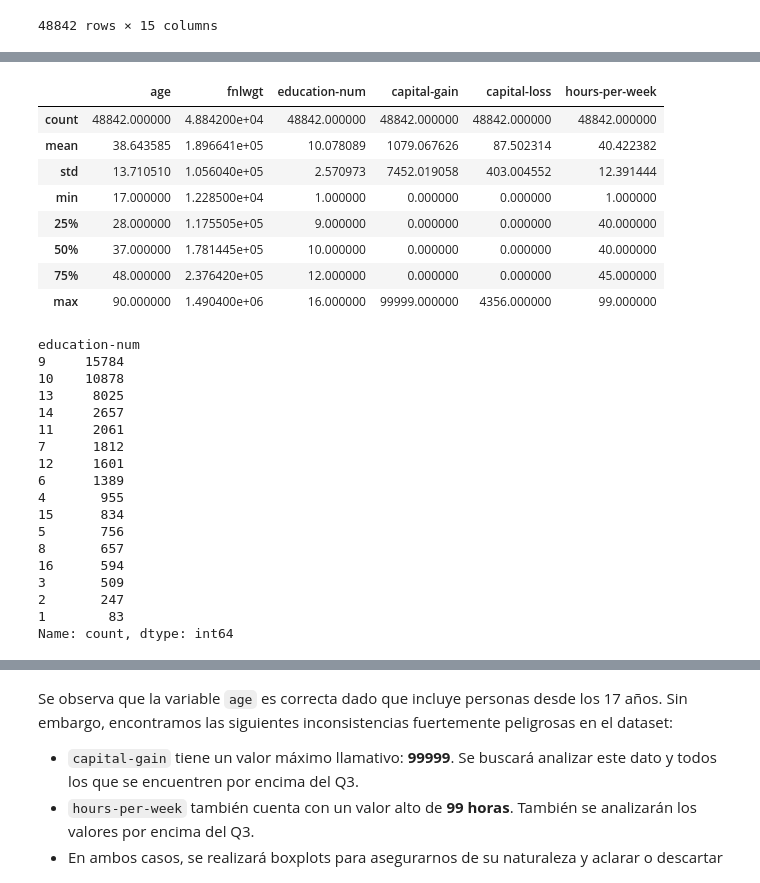
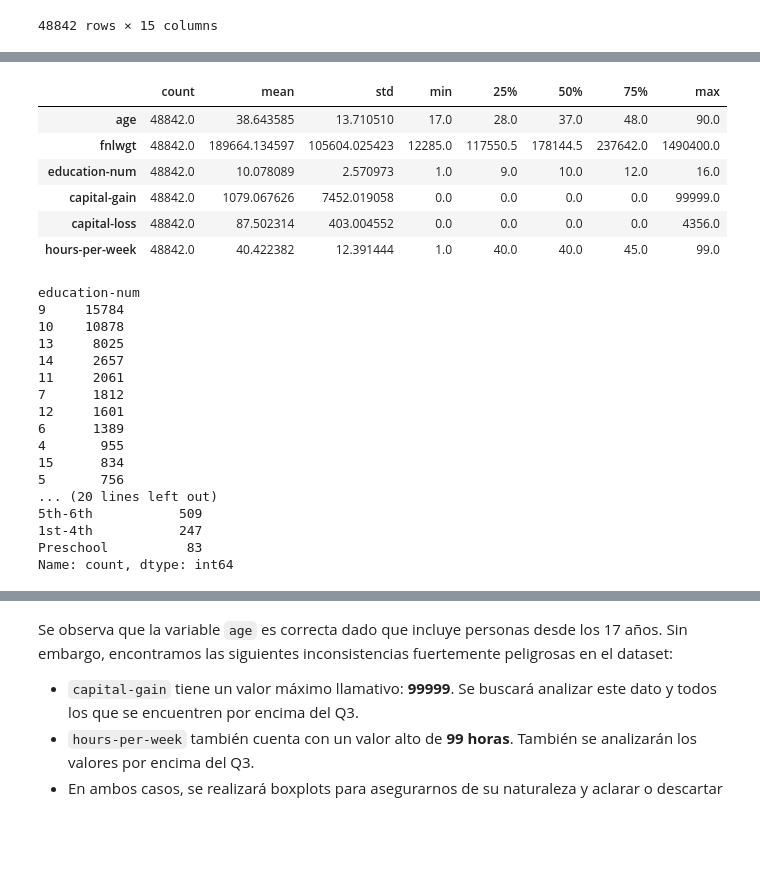
Before and after one commit to Marcelloprime/rnn_adult_income_prediction, a Jupyter notebook: 01_eda.ipynb, the cells around one changed output, grey strips where cells are left out. Saved outputs shown, nothing was run; the diff lists cells and outputs as text; code cells hidden in the pictures; blank space fills up the shorter version.

```diff
--- a/01_eda.ipynb
+++ b/01_eda.ipynb
@@ -96,17 +96,16 @@ memory usage: 5.6 MB
 # %%
-df.describe()
+df.describe().transpose()
 # %% [output]
-|  | age | fnlwgt | education-num | capital-gain | capital-loss | hours-per-week |
-| count | 48842.000000 | 4.884200e+04 | 48842.000000 | 48842.000000 | 48842.000000 | 48842.000000 |
-| mean | 38.643585 | 1.896641e+05 | 10.078089 | 1079.067626 | 87.502314 | 40.422382 |
-| std | 13.710510 | 1.056040e+05 | 2.570973 | 7452.019058 | 403.004552 | 12.391444 |
-| min | 17.000000 | 1.228500e+04 | 1.000000 | 0.000000 | 0.000000 | 1.000000 |
-| 25% | 28.000000 | 1.175505e+05 | 9.000000 | 0.000000 | 0.000000 | 40.000000 |
-| 50% | 37.000000 | 1.781445e+05 | 10.000000 | 0.000000 | 0.000000 | 40.000000 |
-| 75% | 48.000000 | 2.376420e+05 | 12.000000 | 0.000000 | 0.000000 | 45.000000 |
-| max | 90.000000 | 1.490400e+06 | 16.000000 | 99999.000000 | 4356.000000 | 99.000000 |
+|  | count | mean | std | min | 25% | 50% | 75% | max |
+| age | 48842.0 | 38.643585 | 13.710510 | 17.0 | 28.0 | 37.0 | 48.0 | 90.0 |
+| fnlwgt | 48842.0 | 189664.134597 | 105604.025423 | 12285.0 | 117550.5 | 178144.5 | 237642.0 | 1490400.0 |
+| education-num | 48842.0 | 10.078089 | 2.570973 | 1.0 | 9.0 | 10.0 | 12.0 | 16.0 |
+| capital-gain | 48842.0 | 1079.067626 | 7452.019058 | 0.0 | 0.0 | 0.0 | 0.0 | 99999.0 |
+| capital-loss | 48842.0 | 87.502314 | 403.004552 | 0.0 | 0.0 | 0.0 | 0.0 | 4356.0 |
+| hours-per-week | 48842.0 | 40.422382 | 12.391444 | 1.0 | 40.0 | 40.0 | 45.0 | 99.0 |
 # %%
-df['education-num'].value_counts()
+print(df['education-num'].value_counts())
+print(df['education'].value_counts()) # Comprobamos que se tratan de los mismos valores
 # %% [output]
 education-num
 9     15784
@@ -120,9 +119,8 @@ education-num
 4       955
 15      834
 5       756
-8       657
-16      594
-3       509
-2       247
-1        83
+... (20 lines left out)
+5th-6th           509
+1st-4th           247
+Preschool          83
 Name: count, dtype: int64
```
Also changed, not shown: parts of 6 cells of this notebook, 23 other files.
